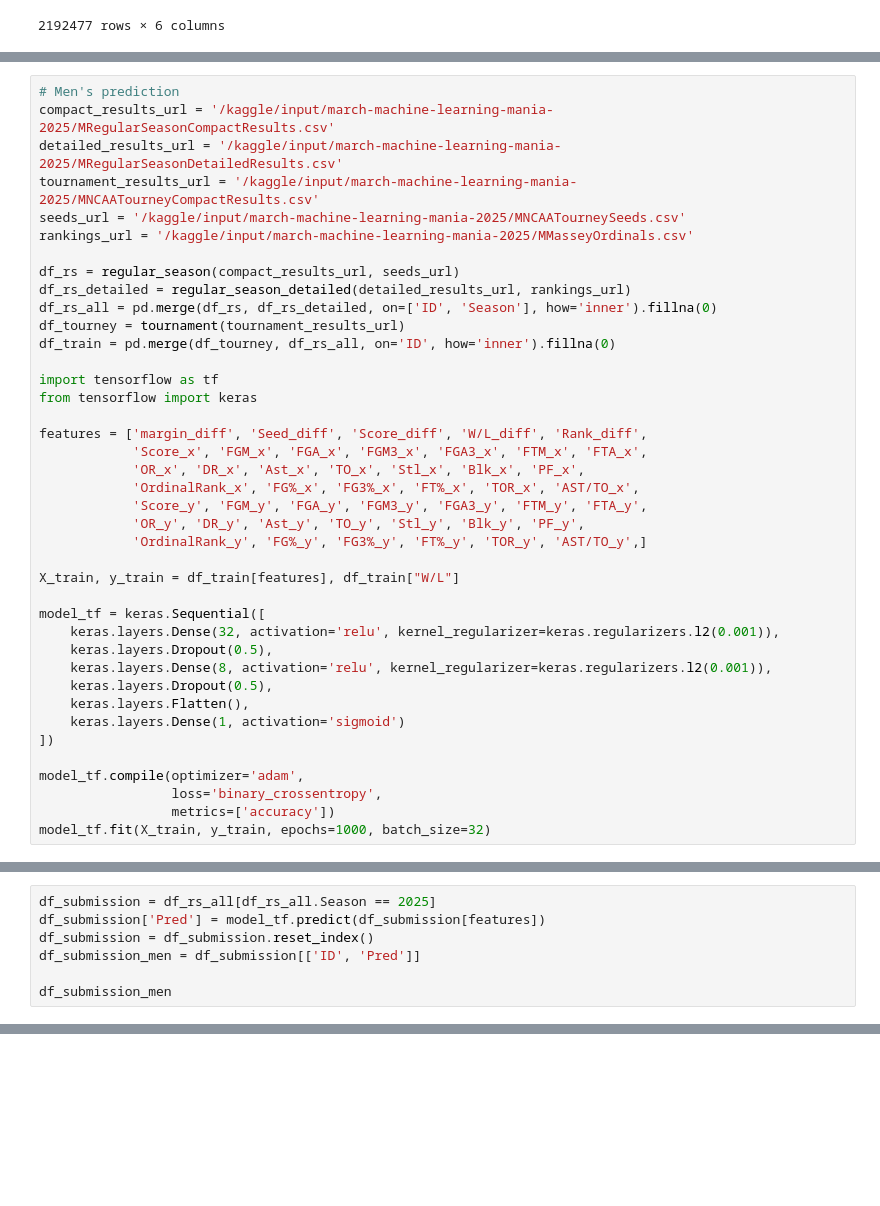
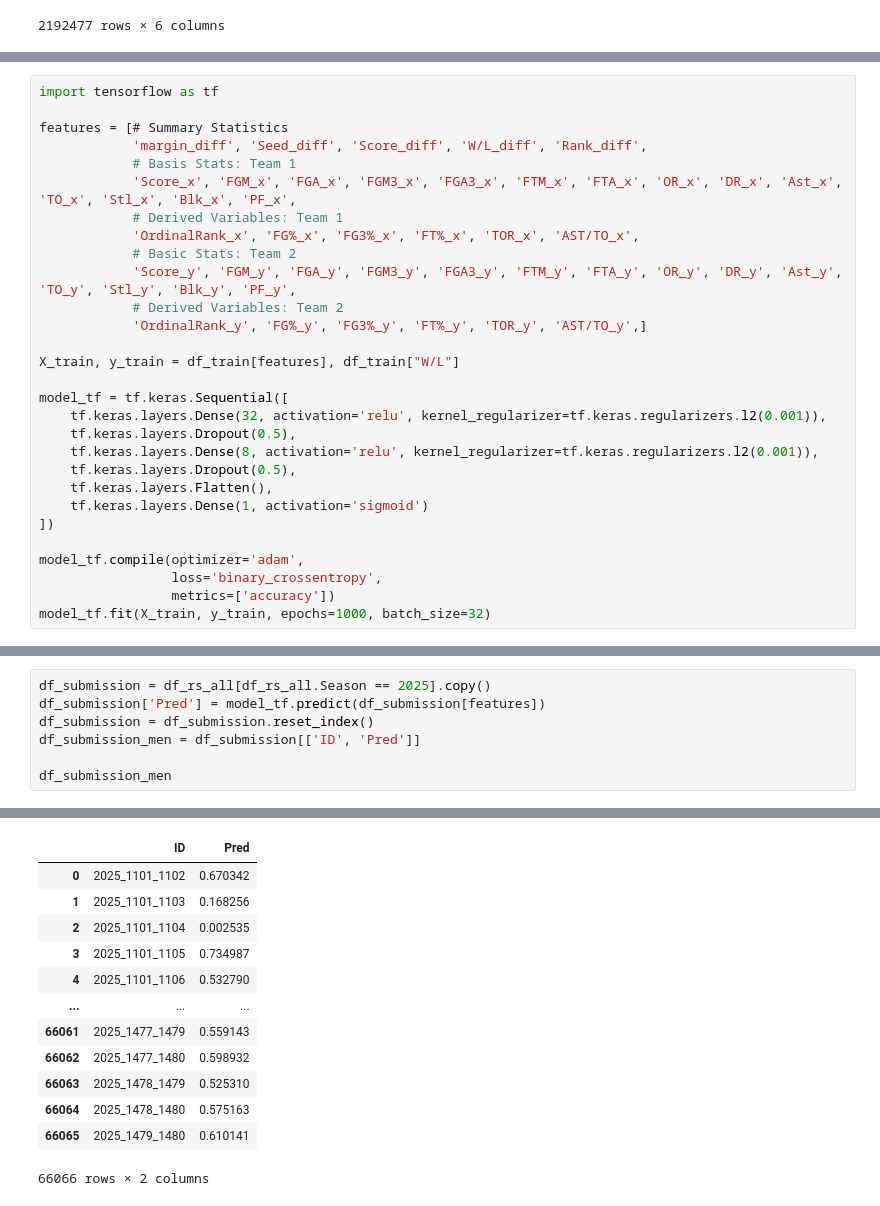
Before and after one commit to akaiuun12/MarchMadness2025, a Jupyter notebook: march_madness_2025.ipynb, the cells around one changed output, grey strips where cells are left out. Saved outputs shown, nothing was run; the diff lists cells and outputs as text; blank space fills up the shorter version.

Commit message:
Kaggle Notebook | March Machine Learning Mania 2025 [Tensorflow] | Version 5

```diff
--- a/march_madness_2025.ipynb
+++ b/march_madness_2025.ipynb
@@ -164,37 +264,26 @@ df_train
 # %%
-# Men's prediction
-compact_results_url = '/kaggle/input/march-machine-learning-mania-2025/MRegularSeasonCompactResults.csv'
-detailed_results_url = '/kaggle/input/march-machine-learning-mania-2025/MRegularSeasonDetailedResults.csv'
-tournament_results_url = '/kaggle/input/march-machine-learning-mania-2025/MNCAATourneyCompactResults.csv'
-seeds_url = '/kaggle/input/march-machine-learning-mania-2025/MNCAATourneySeeds.csv'
-rankings_url = '/kaggle/input/march-machine-learning-mania-2025/MMasseyOrdinals.csv'
+import tensorflow as tf
 
-df_rs = regular_season(compact_results_url, seeds_url)
-df_rs_detailed = regular_season_detailed(detailed_results_url, rankings_url)
-df_rs_all = pd.merge(df_rs, df_rs_detailed, on=['ID', 'Season'], how='inner').fillna(0)
-df_tourney = tournament(tournament_results_url)
-df_train = pd.merge(df_tourney, df_rs_all, on='ID', how='inner').fillna(0)
-
-import tensorflow as tf
-from tensorflow import keras
-
-features = ['margin_diff', 'Seed_diff', 'Score_diff', 'W/L_diff', 'Rank_diff',
-            'Score_x', 'FGM_x', 'FGA_x', 'FGM3_x', 'FGA3_x', 'FTM_x', 'FTA_x',
-            'OR_x', 'DR_x', 'Ast_x', 'TO_x', 'Stl_x', 'Blk_x', 'PF_x',
+features = [# Summary Statistics
+            'margin_diff', 'Seed_diff', 'Score_diff', 'W/L_diff', 'Rank_diff',
+            # Basis Stats: Team 1
+            'Score_x', 'FGM_x', 'FGA_x', 'FGM3_x', 'FGA3_x', 'FTM_x', 'FTA_x', 'OR_x', 'DR_x', 'Ast_x', 'TO_x', 'Stl_x', 'Blk_x', 'PF_x',
+            # Derived Variables: Team 1
             'OrdinalRank_x', 'FG%_x', 'FG3%_x', 'FT%_x', 'TOR_x', 'AST/TO_x',
-            'Score_y', 'FGM_y', 'FGA_y', 'FGM3_y', 'FGA3_y', 'FTM_y', 'FTA_y',
-            'OR_y', 'DR_y', 'Ast_y', 'TO_y', 'Stl_y', 'Blk_y', 'PF_y',
+            # Basic Stats: Team 2
+            'Score_y', 'FGM_y', 'FGA_y', 'FGM3_y', 'FGA3_y', 'FTM_y', 'FTA_y', 'OR_y', 'DR_y', 'Ast_y', 'TO_y', 'Stl_y', 'Blk_y', 'PF_y',
+            # Derived Variables: Team 2
             'OrdinalRank_y', 'FG%_y', 'FG3%_y', 'FT%_y', 'TOR_y', 'AST/TO_y',]
 
 X_train, y_train = df_train[features], df_train["W/L"]
 
-model_tf = keras.Sequential([
-    keras.layers.Dense(32, activation='relu', kernel_regularizer=keras.regularizers.l2(0.001)),
-    keras.layers.Dropout(0.5),
-    keras.layers.Dense(8, activation='relu', kernel_regularizer=keras.regularizers.l2(0.001)),
-    keras.layers.Dropout(0.5),
-    keras.layers.Flatten(),
-    keras.layers.Dense(1, activation='sigmoid')
+model_tf = tf.keras.Sequential([
+    tf.keras.layers.Dense(32, activation='relu', kernel_regularizer=tf.keras.regularizers.l2(0.001)),
+    tf.keras.layers.Dropout(0.5),
+    tf.keras.layers.Dense(8, activation='relu', kernel_regularizer=tf.keras.regularizers.l2(0.001)),
+    tf.keras.layers.Dropout(0.5),
+    tf.keras.layers.Flatten(),
+    tf.keras.layers.Dense(1, activation='sigmoid')
 ])
 
 model_tf.compile(optimizer='adam',
@@ -204,7 +316,8 @@ model_tf.fit(X_train, y_train, epochs=1000, batch_size=32)
 # %%
-df_submission = df_rs_all[df_rs_all.Season == 2025]
+df_submission = df_rs_all[df_rs_all.Season == 2025].copy()
 df_submission['Pred'] = model_tf.predict(df_submission[features])
 df_submission = df_submission.reset_index()
 df_submission_men = df_submission[['ID', 'Pred']]
 
 df_submission_men
+# %% [output]
@@ -210,0 +325,13 @@ df_submission_men
+|  | ID | Pred |
+| 0 | 2025_1101_1102 | 0.670342 |
+| 1 | 2025_1101_1103 | 0.168256 |
+| 2 | 2025_1101_1104 | 0.002535 |
+| 3 | 2025_1101_1105 | 0.734987 |
+| 4 | 2025_1101_1106 | 0.532790 |
+| ... | ... | ... |
+| 66061 | 2025_1477_1479 | 0.559143 |
+| 66062 | 2025_1477_1480 | 0.598932 |
+| 66063 | 2025_1478_1479 | 0.525310 |
+| 66064 | 2025_1478_1480 | 0.575163 |
+| 66065 | 2025_1479_1480 | 0.610141 |
+66066 rows × 2 columns
```
Also changed, not shown: parts of 24 cells of this notebook.
